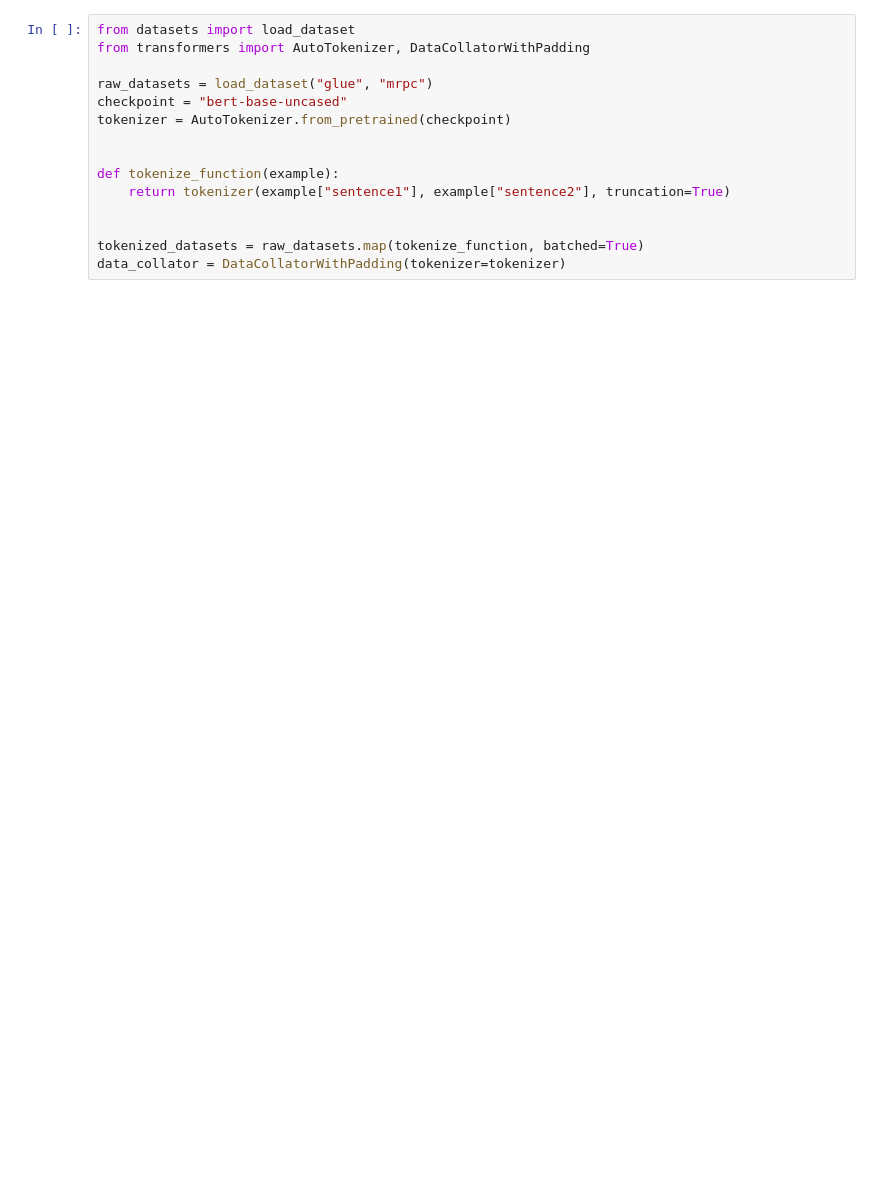
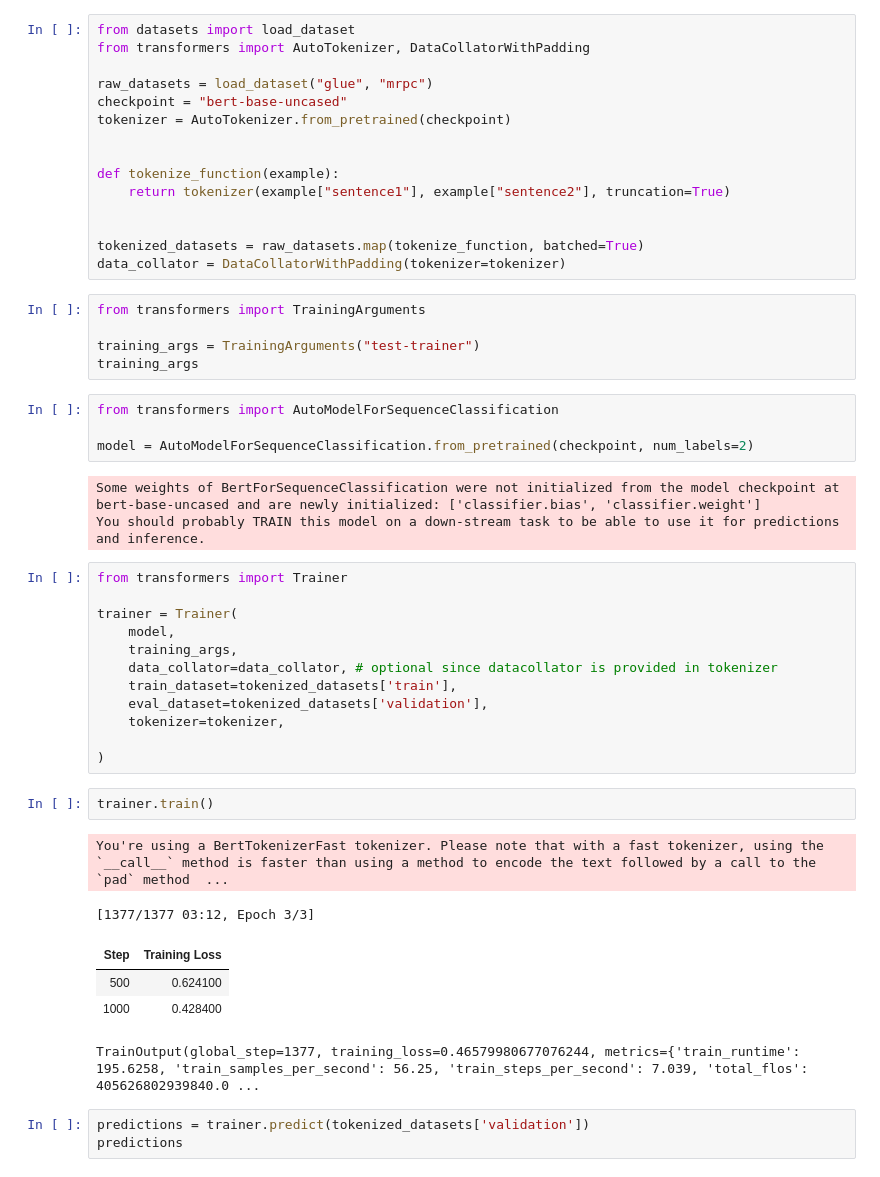
Before and after one commit to linqus/nlp-huggingface, a Jupyter notebook: notebooks/unit3/nlp_3_3.ipynb, the cells around one changed output. Drawn from its saved outputs; the diff is of its cells as text; blank space fills up the shorter version.

```diff
--- a/notebooks/unit3/nlp_3_3.ipynb
+++ b/notebooks/unit3/nlp_3_3.ipynb
@@ -35,3 +35,39 @@ def tokenize_function(example):
 
 tokenized_datasets = raw_datasets.map(tokenize_function, batched=True)
 data_collator = DataCollatorWithPadding(tokenizer=tokenizer)
+# %%
+from transformers import TrainingArguments
+
+training_args = TrainingArguments("test-trainer")
+training_args
+# %%
+from transformers import AutoModelForSequenceClassification
+
+model = AutoModelForSequenceClassification.from_pretrained(checkpoint, num_labels=2)
+# %% [output]
+Some weights of BertForSequenceClassification were not initialized from the model checkpoint at bert-base-uncased and are newly initialized: ['classifier.bias', 'classifier.weight']
+You should probably TRAIN this model on a down-stream task to be able to use it for predictions and inference.
+# %%
+from transformers import Trainer
+
+trainer = Trainer(
+    model,
+    training_args,
+    data_collator=data_collator, # optional since datacollator is provided in tokenizer
+    train_dataset=tokenized_datasets['train'],
+    eval_dataset=tokenized_datasets['validation'],
+    tokenizer=tokenizer,
+
+)
+# %%
+trainer.train()
+# %% [output]
+You're using a BertTokenizerFast tokenizer. Please note that with a fast tokenizer, using the `__call__` method is faster than using a method to encode the text followed by a call to the `pad` method  ...
+[1377/1377 03:12, Epoch 3/3]
+| Step | Training Loss |
+| 500 | 0.624100 |
+| 1000 | 0.428400 |
+TrainOutput(global_step=1377, training_loss=0.46579980677076244, metrics={'train_runtime': 195.6258, 'train_samples_per_second': 56.25, 'train_steps_per_second': 7.039, 'total_flos': 405626802939840.0 ...
+# %%
+predictions = trainer.predict(tokenized_datasets['validation'])
+predictions
```
Also changed, not shown: parts of 6 cells of this notebook.
